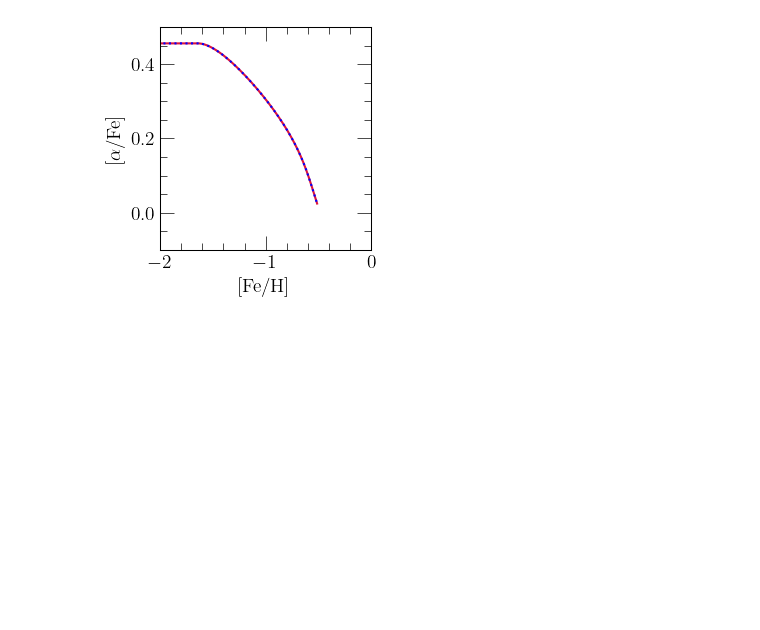
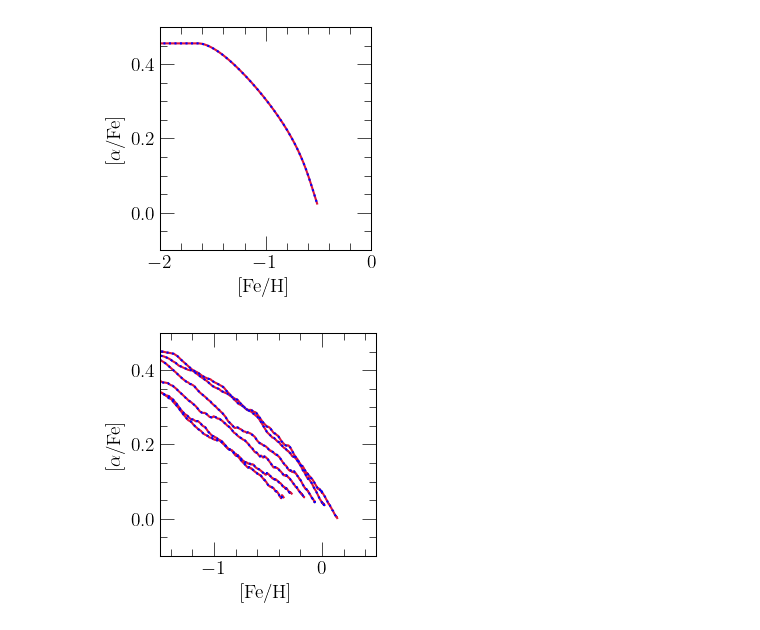
Before and after one commit to giganano/neutron-capture, a Jupyter notebook: notebooks/test.ipynb, the cells around one changed output. Saved outputs shown, nothing was run; the diff lists cells and outputs as text; code cells hidden in the pictures; blank space fills up the shorter version.

```diff
--- a/notebooks/test.ipynb
+++ b/notebooks/test.ipynb
@@ -44,3 +44,24 @@ plt.tight_layout()
 plt.show()
 # %% [output]
 [figure]
+# %%
+fig = plt.figure(figsize = (3, 3))
+ax = fig.add_subplot(111)
+ax.set_xlabel("[Fe/H]")
+ax.set_ylabel(r"[$\alpha$/Fe]")
+ax.set_xlim([-1.5, 0.5])
+ax.set_ylim([-0.1, 0.5])
+
+def plot_output(name, radii = [3, 5, 7, 9, 11, 13], zone_width = 0.1, **kwargs):
+    output = vice.output(name)
+    zones = [int(r / zone_width) for r in radii]
+    zones = [output.zones["zone%d" % (z)] for z in zones]
+    for zone in zones: ax.plot(zone.history["[fe/h]"], zone.history["[o/fe]"], **kwargs)
+
+plot_output("../../../milkyway/outflows/test_builtin", c = named_colors()["crimson"])
+plot_output("../../../milkyway/outflows/test_custom", c = named_colors()["blue"], linestyle = ":")
+
+plt.tight_layout()
+plt.show()
+# %% [output]
+[figure, added]
```
Also changed, not shown: 8 other files.
